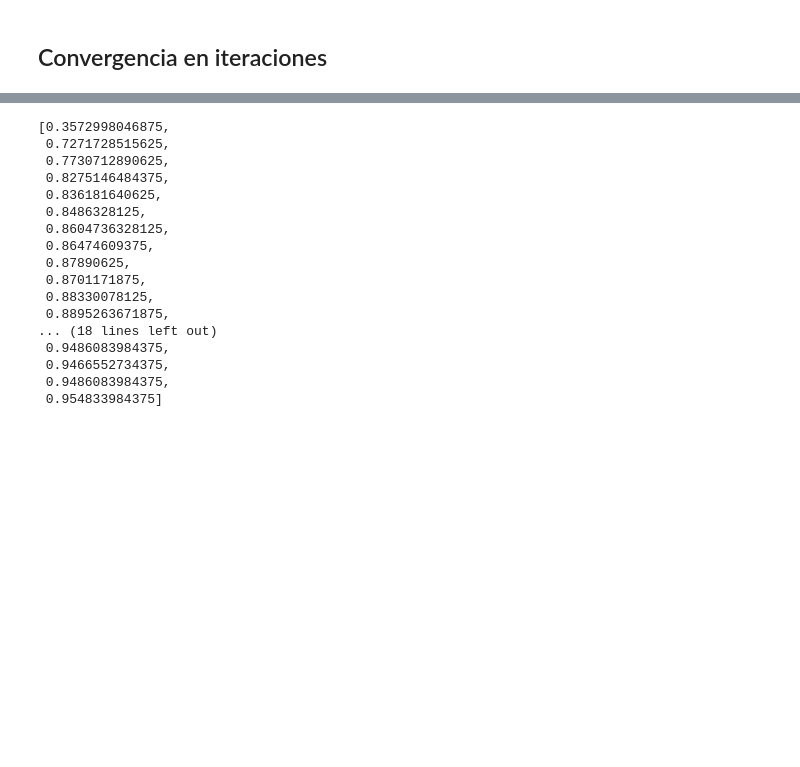
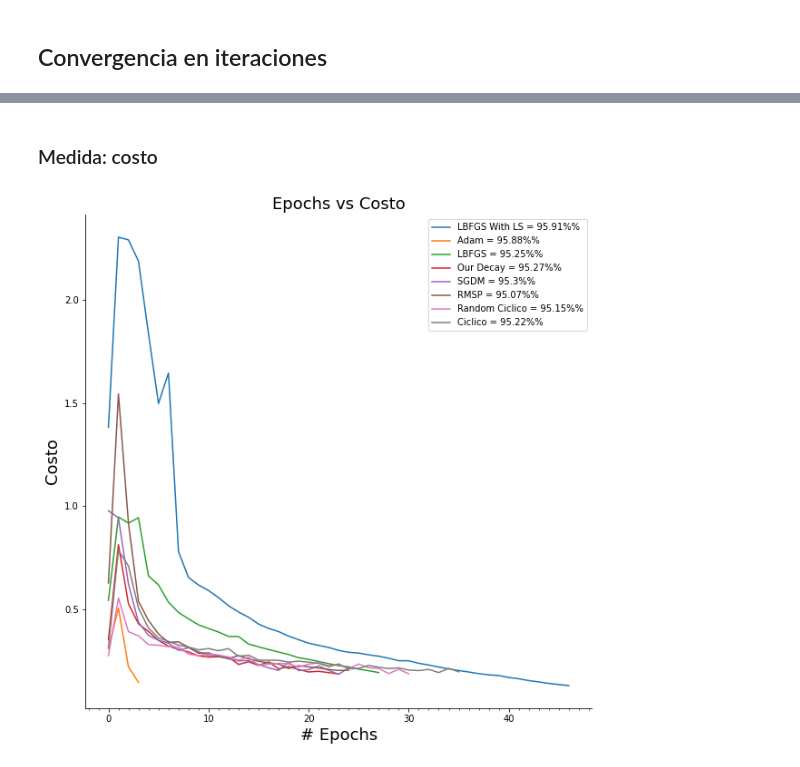
Before and after one commit to DenisPerez/NN_Tests_DG, a Jupyter notebook: Iteracion1_new.ipynb, the cells around one changed output, grey strips where cells are left out. Cells and saved outputs as stored; diff of their text form; code cells hidden in the pictures; blank space fills up the shorter version.

```diff
--- a/Iteracion1_new.ipynb
+++ b/Iteracion1_new.ipynb
@@ -1429,20 +1420,38 @@ plt.show()
-# %%
-resultados['lbfgs_ls']['val_acc_list']
-# %% [output]
-[0.3572998046875,
- 0.7271728515625,
- 0.7730712890625,
- 0.8275146484375,
- 0.836181640625,
- 0.8486328125,
- 0.8604736328125,
- 0.86474609375,
- 0.87890625,
- 0.8701171875,
- 0.88330078125,
- 0.8895263671875,
-... (18 lines left out)
- 0.9486083984375,
- 0.9466552734375,
- 0.9486083984375,
- 0.954833984375]
+# %% [markdown]
+### Medida: costo
+# %%
+from matplotlib.ticker import MultipleLocator
+
+bbox = dict(boxstyle ="round", fc ="1")
+arrowprops = dict(
+    arrowstyle = "->")
+offset = 72
+
+fig, ax = plt.subplots(figsize=(10, 10))
+
+
+for k1 in resultados_df.index:
+    ax.plot(range(len(resultados_df.loc[k1,'cost'])),
+        resultados_df.loc[k1,'cost'],
+        label='{name} = {acc}%'.format(name= resultados_df.loc[k1,'name'],
+                                       acc = resultados_df.loc[k1,'val_acc']))
+
+plt.title('Epochs vs Costo', fontsize = 18)
+
+
+ax.set_xlabel('# Epochs', fontsize = 18)
+ax.set_ylabel('Costo', fontsize = 18)
+ax.spines['top'].set_visible(False)
+ax.spines['right'].set_visible(False)
+ax.xaxis.set_major_locator(MultipleLocator(10))
+ax.xaxis.set_minor_locator(MultipleLocator(1))
+ax.legend()
+
+# ax.annotate('data = (%.1f, %.1f)'%(14, 0.95),
+#             (14, 0.95), xytext =(1 + 14,0.95),
+#             textcoords ='offset points',
+#             bbox = bbox, arrowprops = arrowprops)
+
+plt.show()
+# %% [output]
+[figure, added]
```
Also changed, not shown: parts of 39 cells of this notebook.
